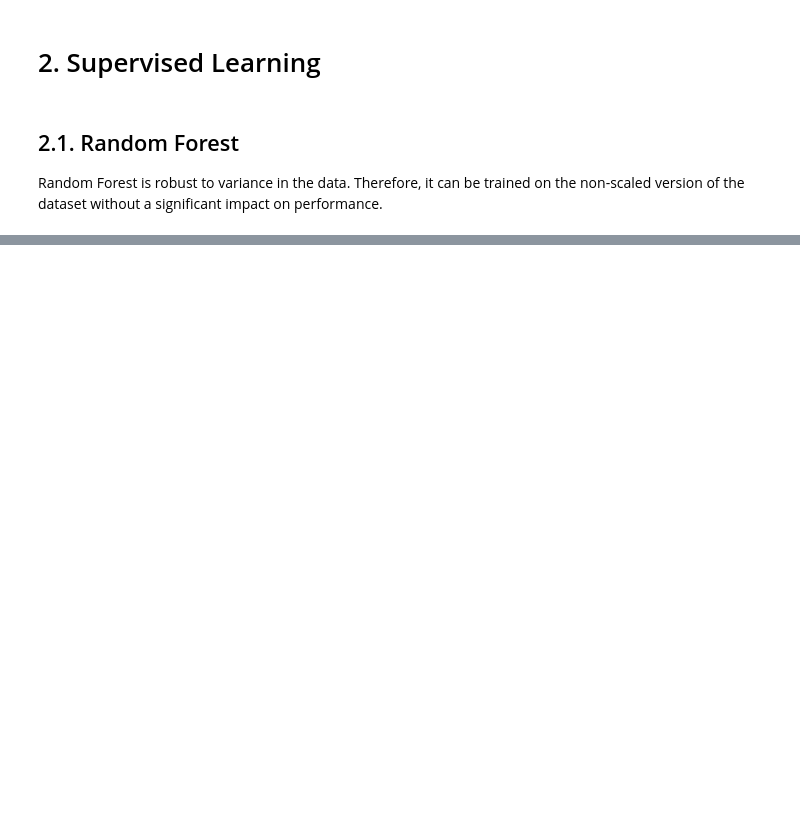
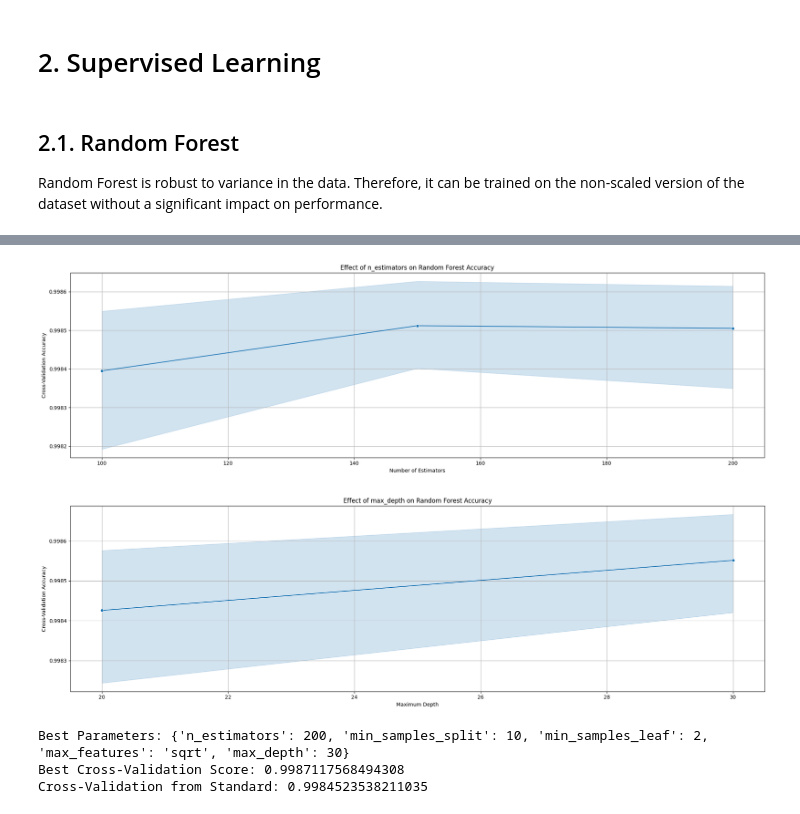
Before and after one commit to anacletu/ml-intrusion-detection-cicids2017, a Jupyter notebook: cicids2017-machine-learning-models-comparison.ipynb, the cells around one changed output, grey strips where cells are left out. Cells and saved outputs as stored; diff of their text form; code cells hidden in the pictures; blank space fills up the shorter version.

```diff
--- a/cicids2017-machine-learning-models-comparison.ipynb
+++ b/cicids2017-machine-learning-models-comparison.ipynb
@@ -138,0 +432,37 @@ y_pred_clean = rf.predict(X_test_clean)
+# %%
+# Convert the results to a DataFrame
+results_rf = pd.DataFrame(random_search_rf.cv_results_)
+
+# Plotting n_estimators vs accuracy
+plt.figure(figsize=(20, 6))
+sns.lineplot(x='param_n_estimators', y='mean_test_score', data=results_rf, marker='o')
+plt.title('Effect of n_estimators on Random Forest Accuracy')
+plt.xlabel('Number of Estimators')
+plt.ylabel('Cross-Validation Accuracy')
+plt.grid(True)
+plt.tight_layout()
+plt.show()
+
+# Plotting max_depth vs accuracy
+plt.figure(figsize=(20, 6))
+sns.lineplot(x='param_max_depth', y='mean_test_score', data=results_rf, marker='o')
+plt.title('Effect of max_depth on Random Forest Accuracy')
+plt.xlabel('Maximum Depth')
+plt.ylabel('Cross-Validation Accuracy')
+plt.grid(True)
+plt.tight_layout()
+plt.show()
+# %% [output]
+[figure, added]
+[figure, added]
+# %%
+# Get the best parameters
+print(f'Best Parameters: {random_search_rf.best_params_}')
+print(f"Best Cross-Validation Score: {random_search_rf.best_score_}")
+print(f"Cross-Validation from Standard: {cv_sc_rf}")
+
+best_params_rf = random_search_rf.best_params_ if random_search_rf.best_score_ > cv_sc_rf else None
+# %% [output]
+Best Parameters: {'n_estimators': 200, 'min_samples_split': 10, 'min_samples_leaf': 2, 'max_features': 'sqrt', 'max_depth': 30}
+Best Cross-Validation Score: 0.9987117568494308
+Cross-Validation from Standard: 0.9984523538211035
```
Also changed, not shown: parts of 65 cells of this notebook.
